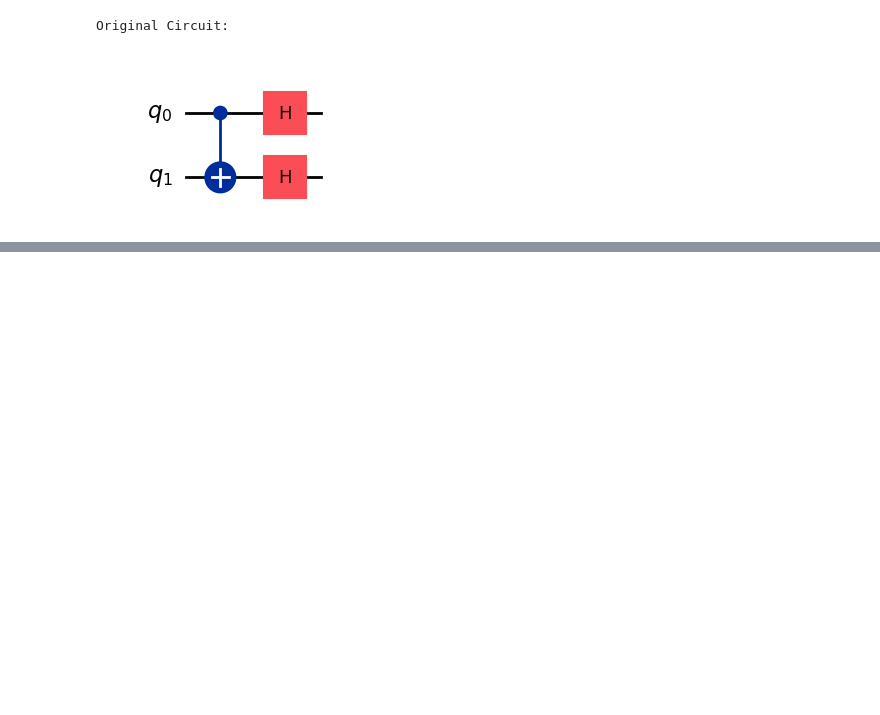
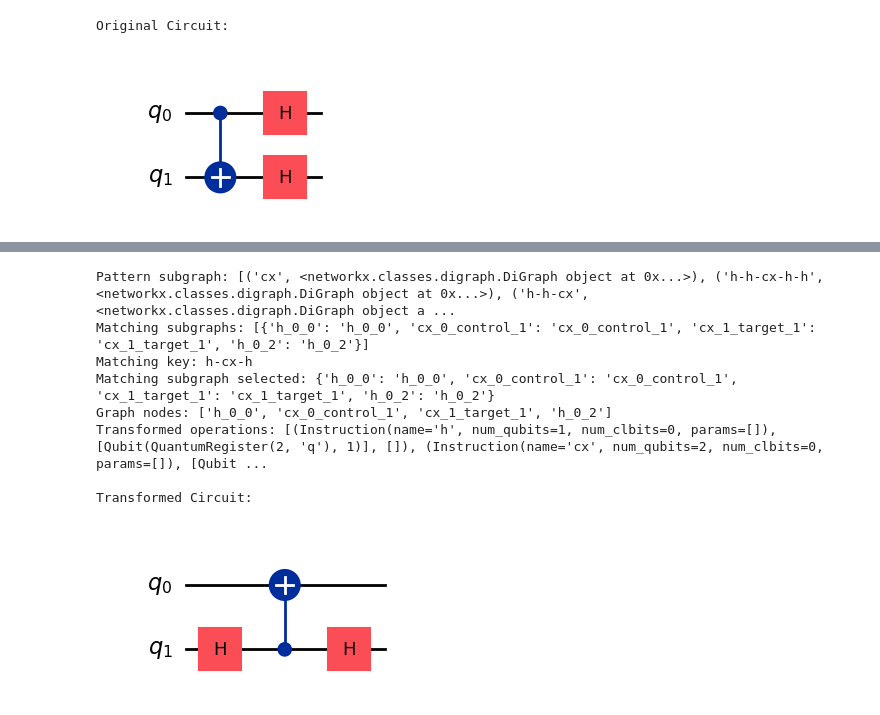
Before and after one commit to melaniasala/SSL-for-Quantum-Cirucits-Generation, a Jupyter notebook: QCCL/notebooks/transforms_debugging.ipynb, the cells around one changed output, grey strips where cells are left out. Saved outputs shown, nothing was run; the diff lists cells and outputs as text; code cells hidden in the pictures; blank space fills up the shorter version.

```diff
--- a/QCCL/notebooks/transforms_debugging.ipynb
+++ b/QCCL/notebooks/transforms_debugging.ipynb
@@ -174,0 +218,24 @@ Transformed Circuit:
+# %%
+# Convert to graph representation
+qcg = QuantumCircuitGraph(qc)
+
+# Create an instance of the SwapControlTargetTransformation class and apply it
+transformation = SwapControlTargetTransformation(qcg)
+
+# Apply the transformation
+transformed_qcg = transformation.apply()  # Applying the transformation
+transformed_circuit = transformed_qcg.quantum_circuit  # Extract the transformed circuit
+
+# Display the transformed circuit
+print("\nTransformed Circuit:")
+transformed_circuit.draw(output='mpl')
+# %% [output]
+Pattern subgraph: [('cx', <networkx.classes.digraph.DiGraph object at 0x...>), ('h-h-cx-h-h', <networkx.classes.digraph.DiGraph object at 0x...>), ('h-h-cx', <networkx.classes.digraph.DiGraph object a ...
+Matching subgraphs: [{'h_0_0': 'h_0_0', 'cx_0_control_1': 'cx_0_control_1', 'cx_1_target_1': 'cx_1_target_1', 'h_0_2': 'h_0_2'}]
+Matching key: h-cx-h
+Matching subgraph selected: {'h_0_0': 'h_0_0', 'cx_0_control_1': 'cx_0_control_1', 'cx_1_target_1': 'cx_1_target_1', 'h_0_2': 'h_0_2'}
+Graph nodes: ['h_0_0', 'cx_0_control_1', 'cx_1_target_1', 'h_0_2']
+Transformed operations: [(Instruction(name='h', num_qubits=1, num_clbits=0, params=[]), [Qubit(QuantumRegister(2, 'q'), 1)], []), (Instruction(name='cx', num_qubits=2, num_clbits=0, params=[]), [Qubit ...
+
+Transformed Circuit:
+[figure, added]
```
Also changed, not shown: parts of 15 cells of this notebook, 1 other file.
